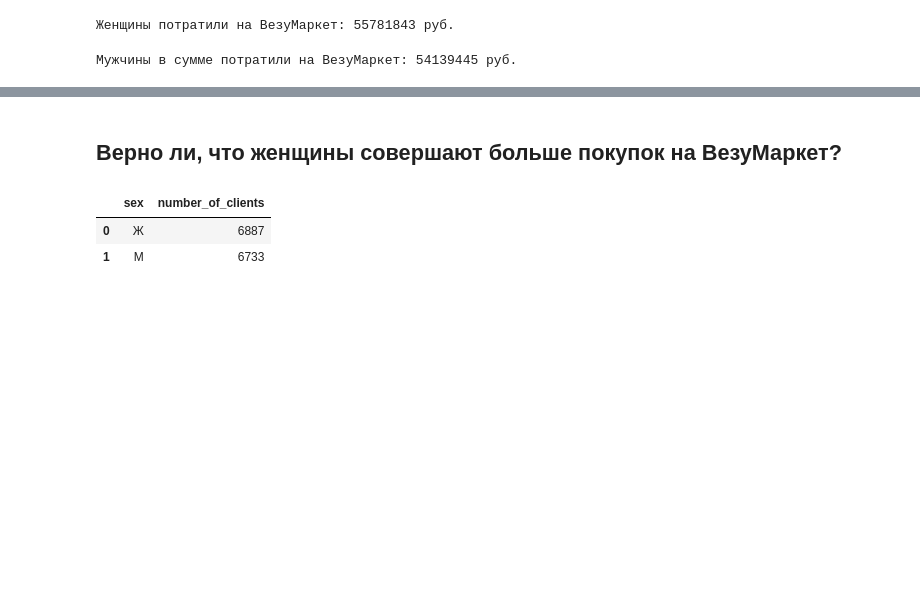
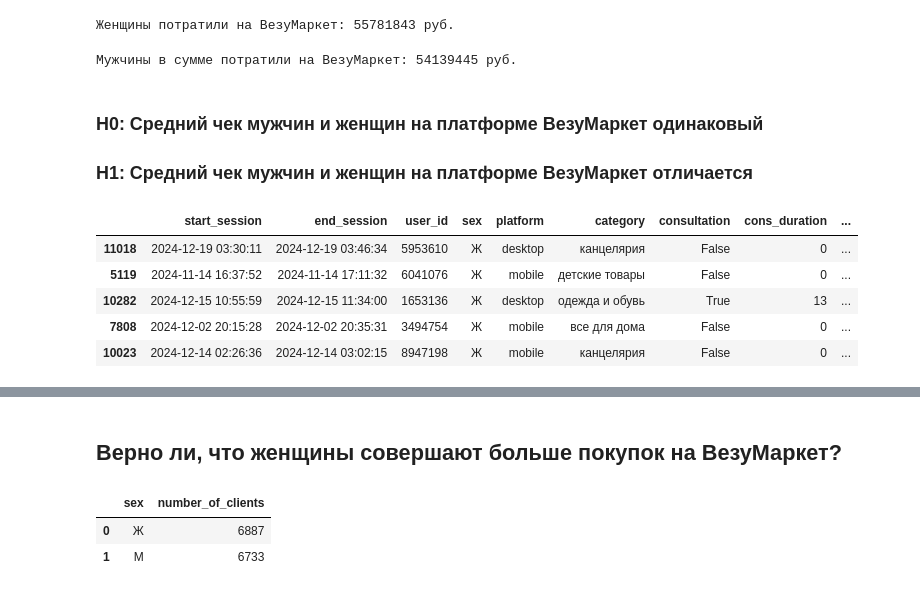
Before and after one commit to Flarensky/marketplace-project, a Jupyter notebook: marketplace.ipynb, the cells around one changed output, grey strips where cells are left out. Saved outputs shown, nothing was run; the diff lists cells and outputs as text; code cells hidden in the pictures; blank space fills up the shorter version.

```diff
--- a/marketplace.ipynb
+++ b/marketplace.ipynb
@@ -128,3 +129,6 @@ men_sum = cost_df[cost_df['sex'] == 'М']['total_spending'].sum()
 print(f'Мужчины в сумме потратили на ВезуМаркет: {men_sum} руб.')
 # %% [output]
 Мужчины в сумме потратили на ВезуМаркет: 54139445 руб.
+# %% [markdown]
+### H0: Средний чек мужчин и женщин на платформе ВезуМаркет одинаковый
+### H1: Средний чек мужчин и женщин на платформе ВезуМаркет отличается
@@ -130,0 +137,9 @@ print(f'Мужчины в сумме потратили на ВезуМарке
+# %%
+df_women.sample(5)
+# %% [output]
+|  | start_session | end_session | user_id | sex | platform | category | consultation | cons_duration | ... |
+| 11018 | 2024-12-19 03:30:11 | 2024-12-19 03:46:34 | 5953610 | Ж | desktop | канцелярия | False | 0 | ... |
+| 5119 | 2024-11-14 16:37:52 | 2024-11-14 17:11:32 | 6041076 | Ж | mobile | детские товары | False | 0 | ... |
+| 10282 | 2024-12-15 10:55:59 | 2024-12-15 11:34:00 | 1653136 | Ж | desktop | одежда и обувь | True | 13 | ... |
+| 7808 | 2024-12-02 20:15:28 | 2024-12-02 20:35:31 | 3494754 | Ж | mobile | все для дома | False | 0 | ... |
+| 10023 | 2024-12-14 02:26:36 | 2024-12-14 03:02:15 | 8947198 | Ж | mobile | канцелярия | False | 0 | ... |
```
Also changed, not shown: parts of 15 cells of this notebook.
